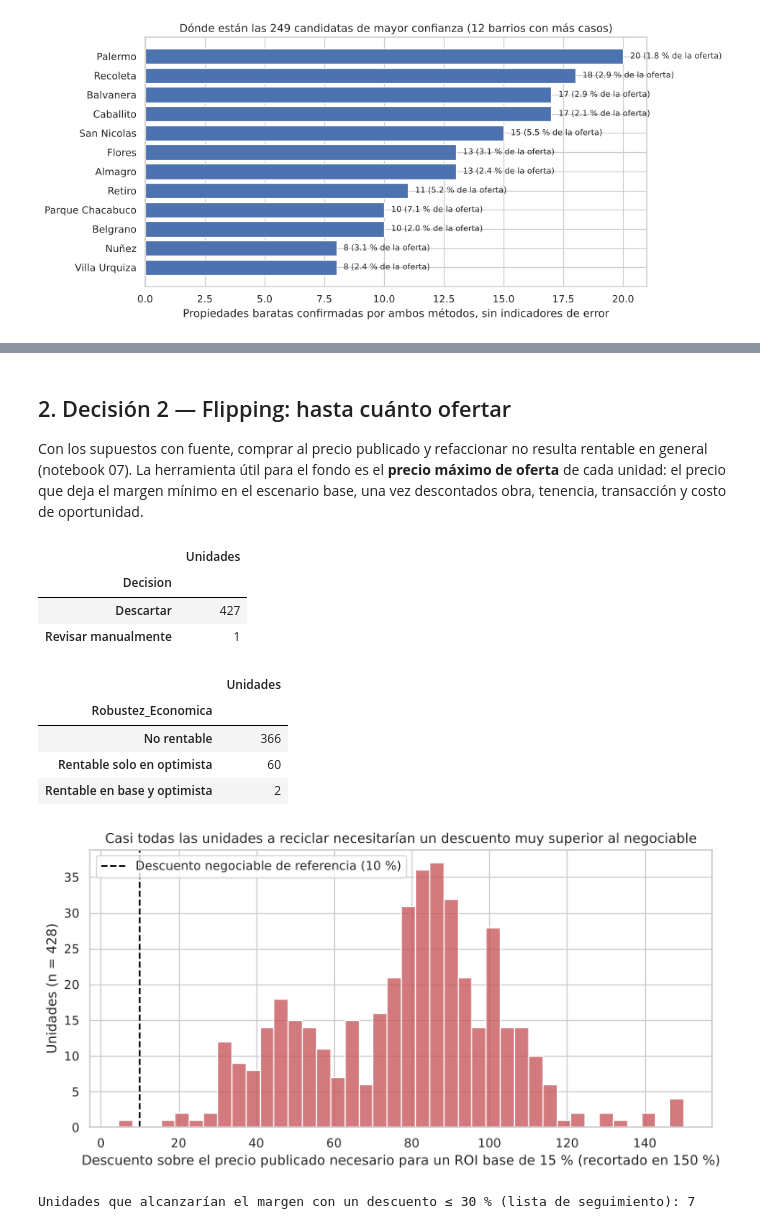
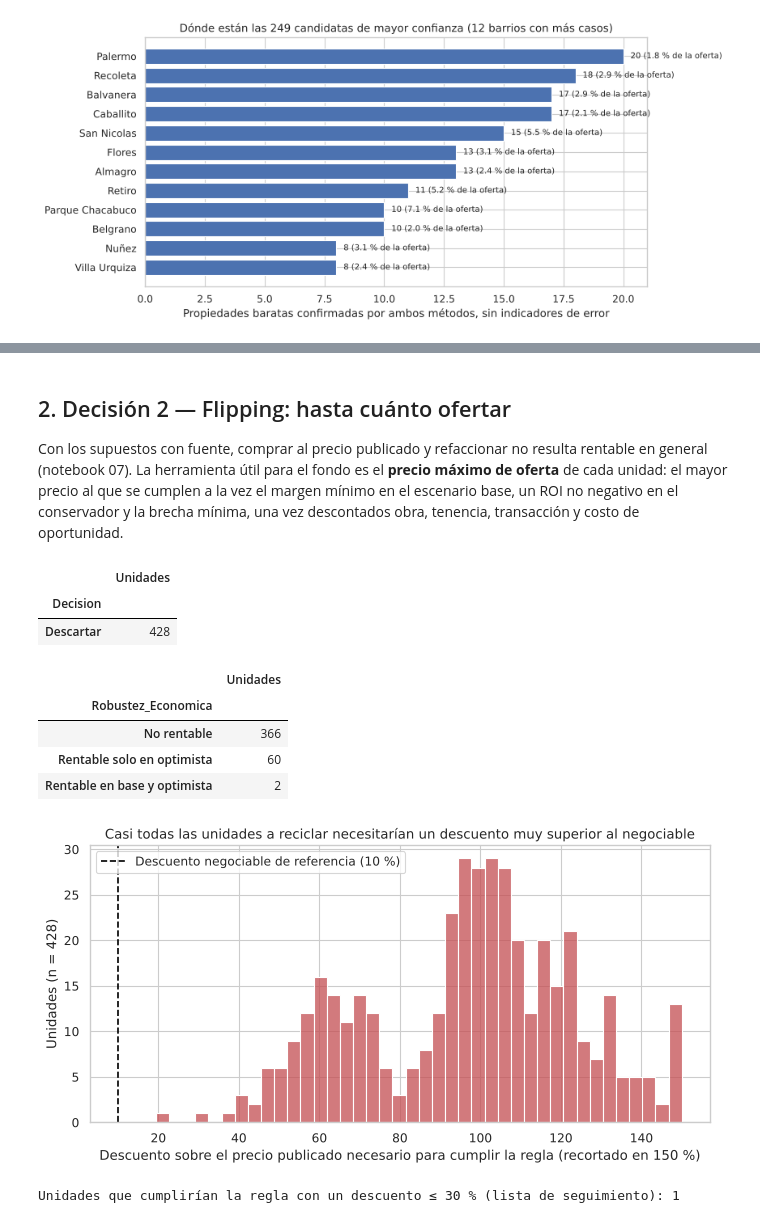
Before and after one commit to DTosoratti/tp-analitica-descriptiva-real-estate, a Jupyter notebook: notebooks/09_resultados_recomendaciones.ipynb, the cells around one changed output, grey strips where cells are left out. Drawn from its saved outputs; the diff is of its cells as text; code cells hidden in the pictures.

```diff
--- a/notebooks/09_resultados_recomendaciones.ipynb
+++ b/notebooks/09_resultados_recomendaciones.ipynb
@@ -188,37 +301,37 @@ Exportado: ranking_visitas.csv 249 filas
 
 Con los supuestos con fuente, comprar al precio publicado y refaccionar no
 resulta rentable en general (notebook 07). La herramienta útil para el fondo es
-el **precio máximo de oferta** de cada unidad: el precio que deja el margen
-mínimo en el escenario base, una vez descontados obra, tenencia, transacción y
-costo de oportunidad.
+el **precio máximo de oferta** de cada unidad: el mayor precio al que se
+cumplen a la vez el margen mínimo en el escenario base, un ROI no negativo en el
+conservador y la brecha mínima, una vez descontados obra, tenencia, transacción
+y costo de oportunidad.
 # %%
 display(flip["Decision"].value_counts().to_frame("Unidades"))
 display(flip["Robustez_Economica"].value_counts().to_frame("Unidades"))
 
 fig, ax = plt.subplots(figsize=(10, 4.5))
-sns.histplot(flip["Descuento_Requerido_Base_pct"].clip(upper=150), bins=40, ax=ax, color="#C44E52")
+sns.histplot(flip["Descuento_Requerido_pct"].clip(upper=150), bins=40, ax=ax, color="#C44E52")
 ax.axvline(DESCUENTO_NEGOCIABLE_PCT, color="black", ls="--",
            label=f"Descuento negociable de referencia ({DESCUENTO_NEGOCIABLE_PCT} %)")
 ax.set(title="Casi todas las unidades a reciclar necesitarían un descuento muy superior al negociable",
-       xlabel=f"Descuento sobre el precio publicado necesario para un ROI base de {MARGEN_MINIMO_PCT} % (recortado en 150 %)",
+       xlabel="Descuento sobre el precio publicado necesario para cumplir la regla (recortado en 150 %)",
        ylabel=f"Unidades (n = {len(flip)})")
 ax.legend()
 plt.show()
 
-seg = flip[flip["Descuento_Requerido_Base_pct"] <= 30]
-print("Unidades que alcanzarían el margen con un descuento ≤ 30 % (lista de seguimiento):", len(seg))
-display(seg[["Ranking_Priorizado", "ID", "Barrio_Oficial", "Precio_Valor", "Precio_Max_Oferta_Base_USD",
-             "Descuento_Requerido_Base_pct", "Nivel_Obra", "ROI_Optimista_pct", "Cantidad_Alertas",
+seg = flip[flip["Descuento_Requerido_pct"] <= 30]
+print("Unidades que cumplirían la regla con un descuento ≤ 30 % (lista de seguimiento):", len(seg))
+display(seg[["Ranking_Priorizado", "ID", "Barrio_Oficial", "Precio_Valor", "Precio_Max_Oferta_USD",
+             "Descuento_Requerido_pct", "Restriccion_Activa", "Nivel_Obra", "ROI_Optimista_pct", "Cantidad_Alertas",
              "Decision"]].round(1))
 # %% [output]
 |  | Unidades |
 | Decision |  |
-| Descartar | 427 |
-| Revisar manualmente | 1 |
+| Descartar | 428 |
 |  | Unidades |
 | Robustez_Economica |  |
 | No rentable | 366 |
 | Rentable solo en optimista | 60 |
 | Rentable en base y optimista | 2 |
-[figure, old version]
+[figure, new version]
-Unidades que alcanzarían el margen con un descuento ≤ 30 % (lista de seguimiento): 7
+Unidades que cumplirían la regla con un descuento ≤ 30 % (lista de seguimiento): 1
```
Also changed, not shown: parts of 14 cells of this notebook, 27 other files.
